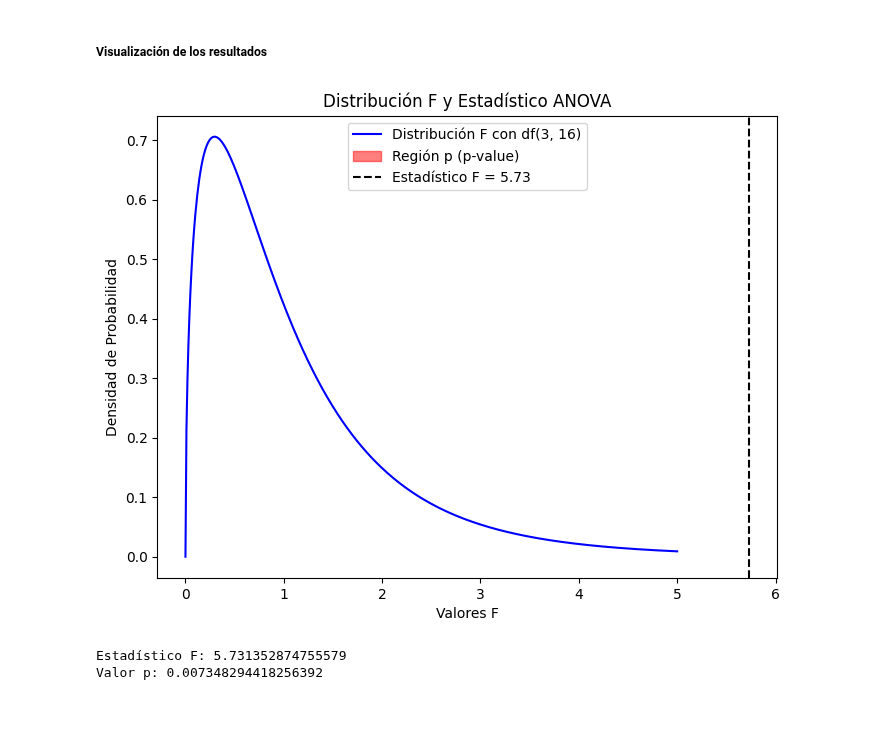
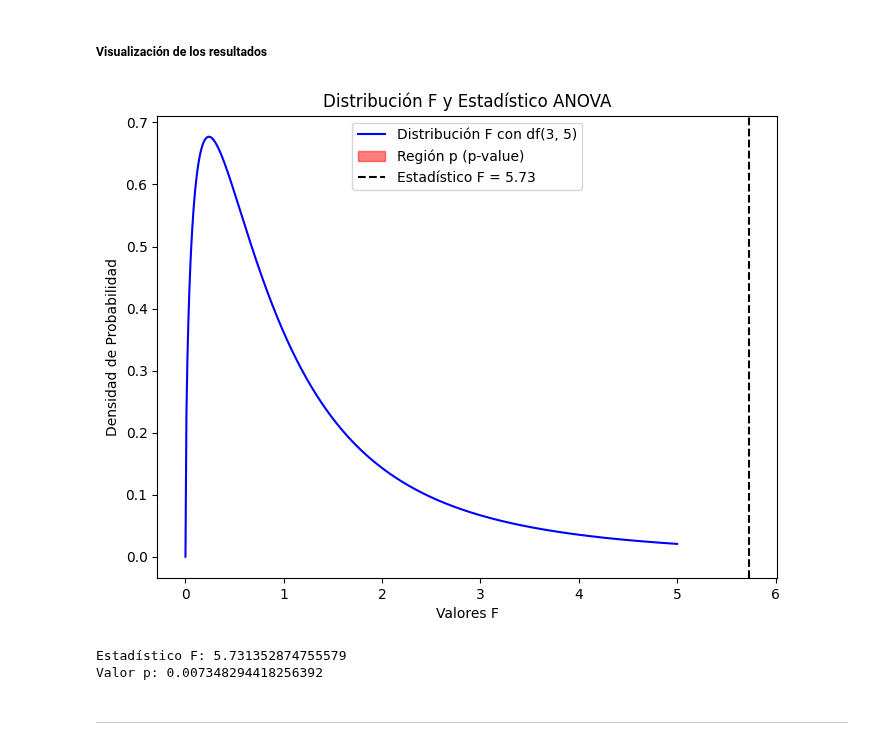
Before and after one commit to DaniCh-Coder/Python-Notes, a Jupyter notebook: ps stats/ANOVA/ANOVA-factores.ipynb, the cells around one changed output. Saved outputs shown, nothing was run; the diff lists cells and outputs as text; code cells hidden in the pictures; blank space fills up the shorter version.

```diff
--- a/ps stats/ANOVA/ANOVA-factores.ipynb
+++ b/ps stats/ANOVA/ANOVA-factores.ipynb
@@ -99,36 +110,38 @@ Se rechaza la hipótesis nula. Las medias de los tratamientos son significativam
 ##### Visualización de los resultados
 # %%
 # Grados de libertad (df)
-df_between = len(data) - 1   # Grupos - 1
-df_within = sum(len(v) for v in data.values()) - len(data)  # Total de muestras - grupos
+df_between = len(scene) - 1   # Grupos - 1
+df_within = len(df1)  # Total de muestras - grupos
 
 # Crear un rango de valores F para la distribución
 f_values = np.linspace(0, 5, 500)
 f_dist = f.pdf(f_values, df_between, df_within)  # Distribución F
 
 # Graficar la distribución F
 plt.figure(figsize=(8, 6))
 plt.plot(f_values, f_dist, 'b-', label=f'Distribución F con df({df_between}, {df_within})')
 
 # Sombrear la región correspondiente al valor p (cola derecha)
 plt.fill_between(f_values, 0, f_dist, where=(f_values >= f_stat), color='red', alpha=0.5, label=f'Región p (p-value)')
 
 # Línea vertical para el estadístico F calculado
 plt.axvline(f_stat, color='black', linestyle='--', label=f'Estadístico F = {f_stat:.2f}')
 
 # Añadir títulos y leyenda
 plt.title('Distribución F y Estadístico ANOVA')
 plt.xlabel('Valores F')
 plt.ylabel('Densidad de Probabilidad')
 plt.legend(loc='best')
 
 # Mostrar gráfico
 plt.show()
 
 # Mostrar resultados
 print(f'Estadístico F: {f_stat}')
 print(f'Valor p: {p_value}')
 # %% [output]
-[figure, old version]
+[figure, new version]
 Estadístico F: 5.731352874755579
 Valor p: 0.007348294418256392
+# %% [markdown]
+___________________________________________________________________________________________________________
```
Also changed, not shown: parts of 23 cells of this notebook, 1 other file.
